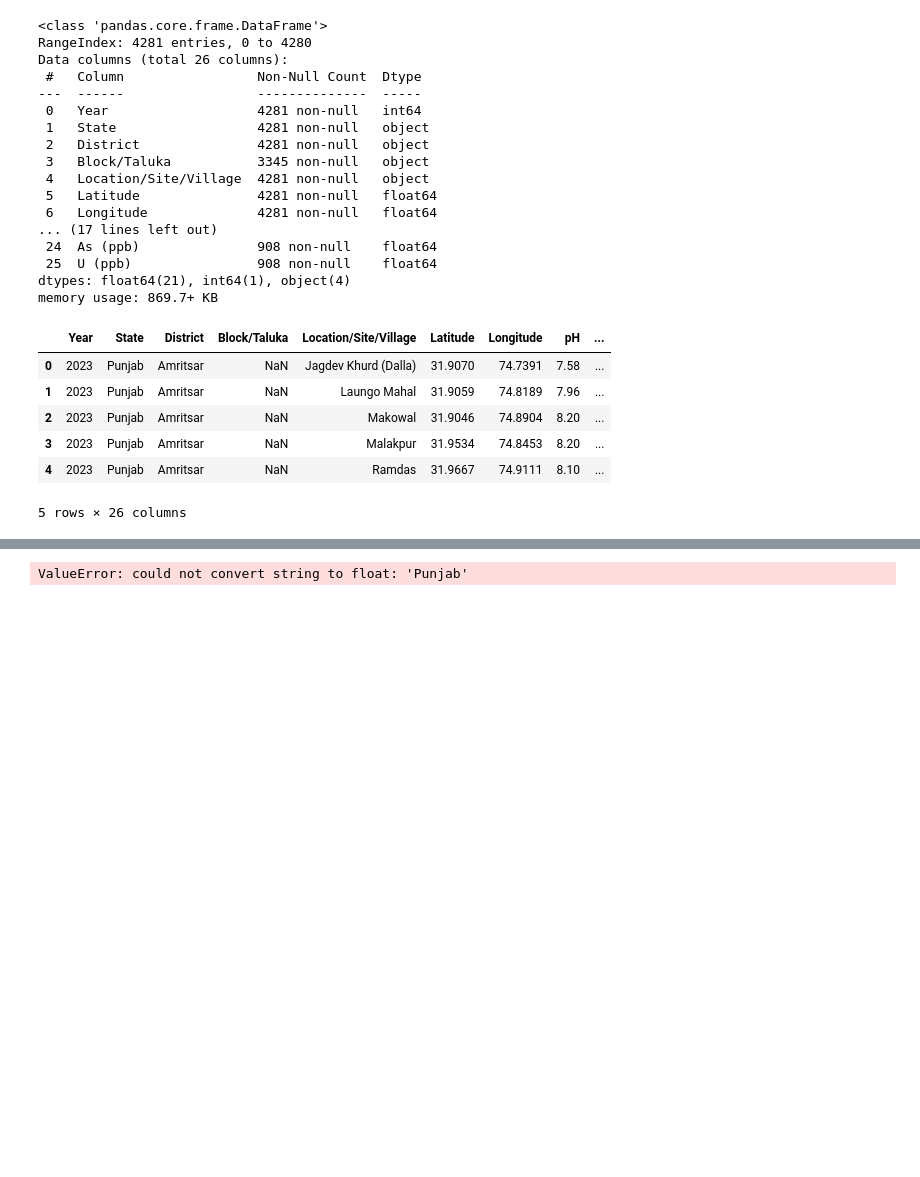
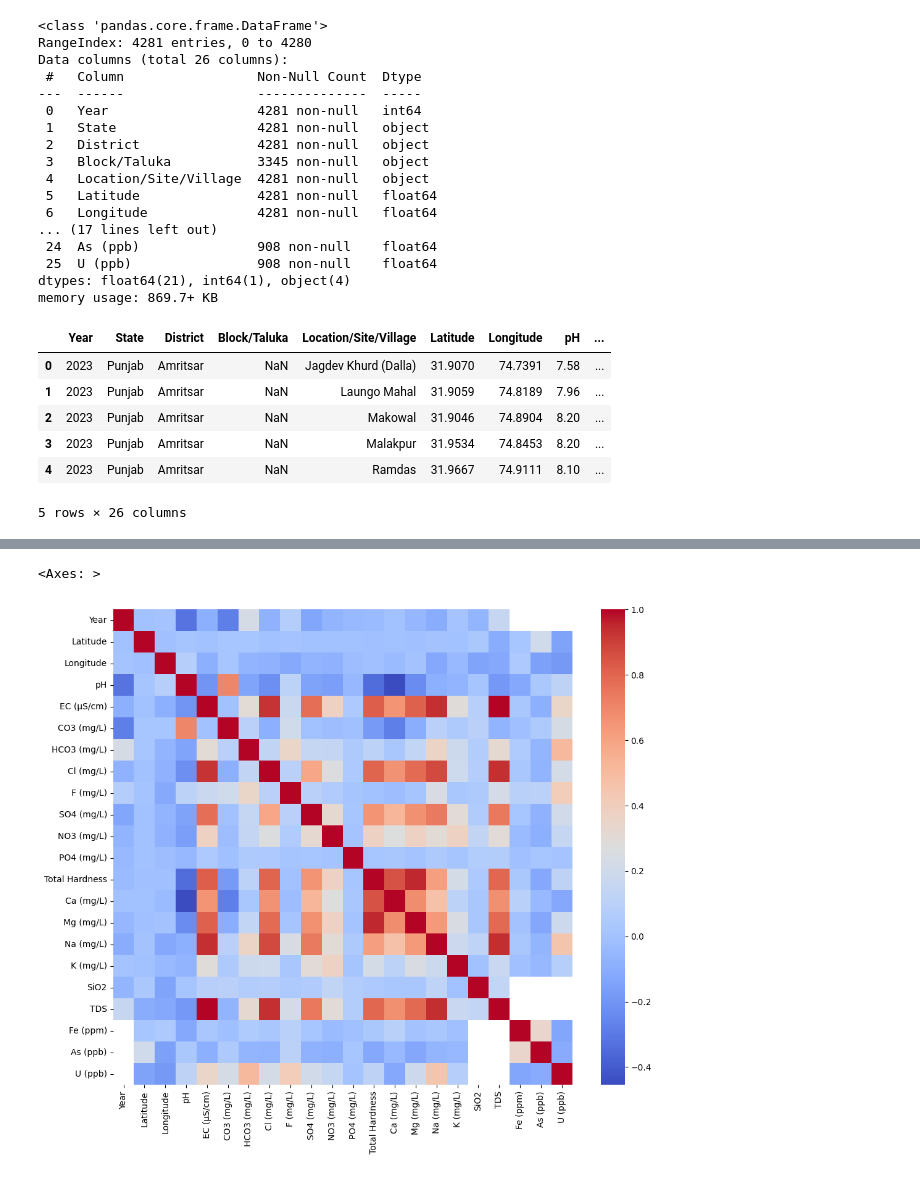
Before and after one commit to ikabrain/uranium-punjab-analysis, a Jupyter notebook: micro-study-2/relation.ipynb, the cells around one changed output, grey strips where cells are left out. Cells and saved outputs as stored; diff of their text form; code cells hidden in the pictures; blank space fills up the shorter version.

```diff
--- a/micro-study-2/relation.ipynb
+++ b/micro-study-2/relation.ipynb
@@ -266,4 +266,5 @@ df_clean.head()
 ---
 # %%
 # Dropping non-numeric shit
-df_numeric = df_clean.drop(columns=[""])
+df_numeric = df_clean.drop(columns=df_clean.columns[1:5])
+df_numeric.head()
@@ -270,4 +279,6 @@ df_numeric = df_clean.drop(columns=[""])
 # %%
-sns.heatmap(df_clean.corr())
+plt.figure(figsize=(12, 10))
+sns.heatmap(df_numeric.corr(), cmap="coolwarm")
 # %% [output]
-ValueError: could not convert string to float: 'Punjab'
+<Axes: >
+[figure, added]
```
Also changed, not shown: parts of 3 cells of this notebook.
